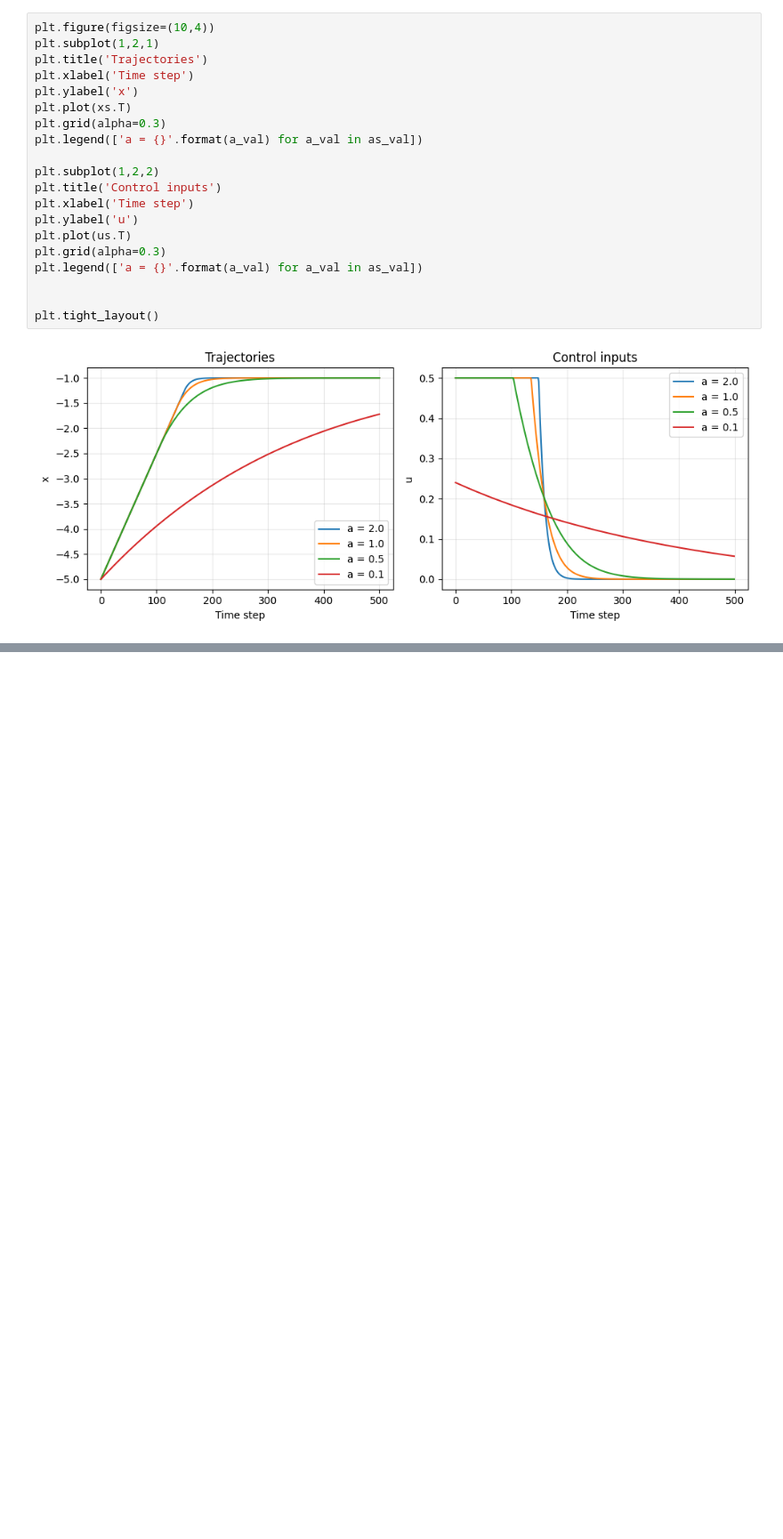
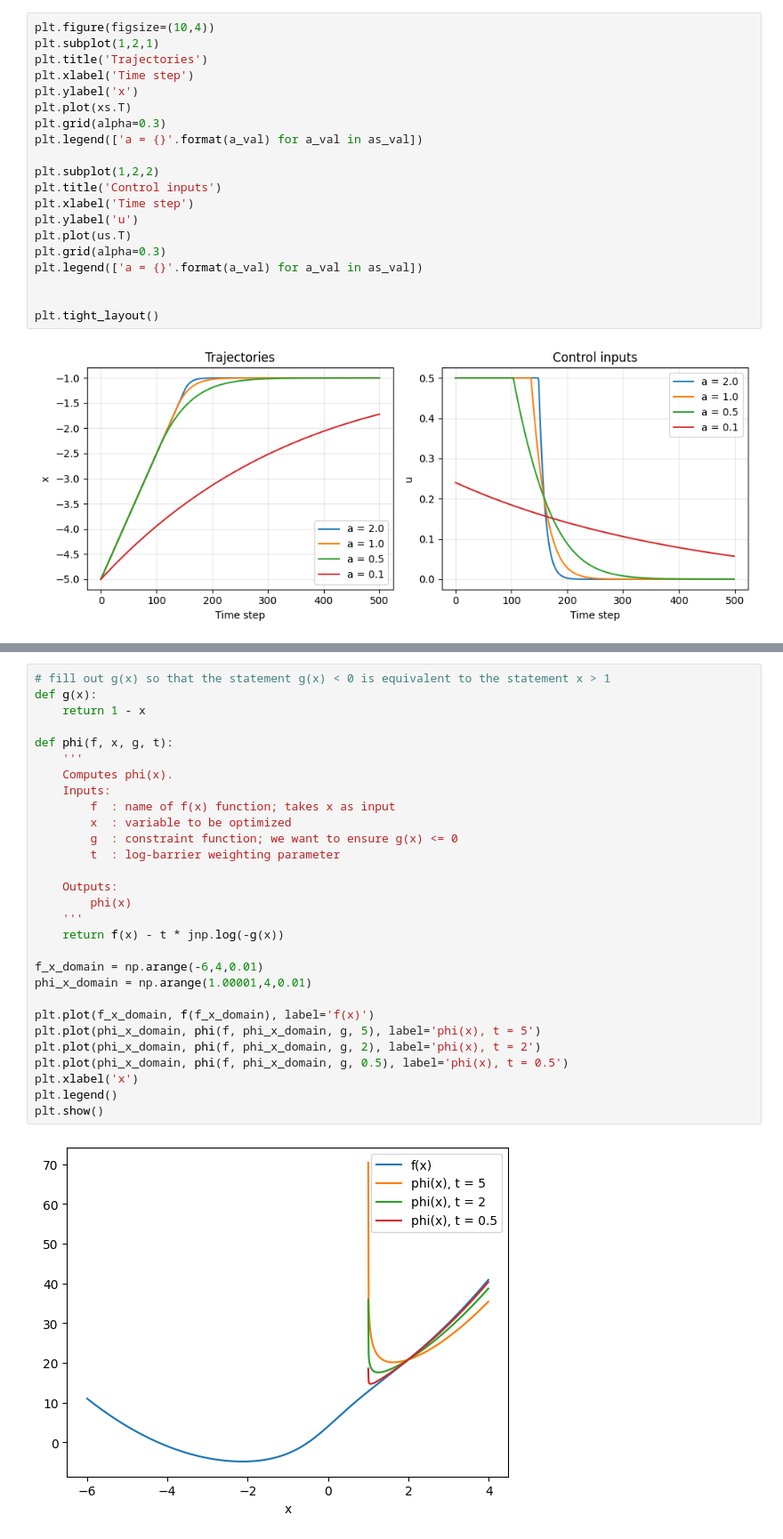
Before and after one commit to UW-CTRL/lmc-book, a Jupyter notebook: homework/hw01.ipynb, the cells around one changed output, grey strips where cells are left out. Shown at 89% size. Saved outputs shown, nothing was run; the diff lists cells and outputs as text; blank space fills up the shorter version.

Commit message:
update state space lecture notes (#5)
* added linearization problem, wip log-barrier problem

* log-barrier problem done, added cvxpy problem

* state space WIP

* updated state space lecture notes

```diff
--- a/homework/hw01.ipynb
+++ b/homework/hw01.ipynb
@@ -874,0 +996,31 @@ plt.tight_layout()
+# %%
+# fill out g(x) so that the statement g(x) < 0 is equivalent to the statement x > 1
+def g(x):
+    return 1 - x
+
+def phi(f, x, g, t):
+    '''
+    Computes phi(x).
+    Inputs:
+        f  : name of f(x) function; takes x as input
+        x  : variable to be optimized
+        g  : constraint function; we want to ensure g(x) <= 0
+        t  : log-barrier weighting parameter
+
+    Outputs:
+        phi(x)
+    '''
+    return f(x) - t * jnp.log(-g(x))
+
+f_x_domain = np.arange(-6,4,0.01)
+phi_x_domain = np.arange(1.00001,4,0.01)
+
+plt.plot(f_x_domain, f(f_x_domain), label='f(x)')
+plt.plot(phi_x_domain, phi(f, phi_x_domain, g, 5), label='phi(x), t = 5')
+plt.plot(phi_x_domain, phi(f, phi_x_domain, g, 2), label='phi(x), t = 2')
+plt.plot(phi_x_domain, phi(f, phi_x_domain, g, 0.5), label='phi(x), t = 0.5')
+plt.xlabel('x')
+plt.legend()
+plt.show()
+# %% [output]
+[figure, added]
```
Also changed, not shown: parts of 12 cells of this notebook, 3 other files.
